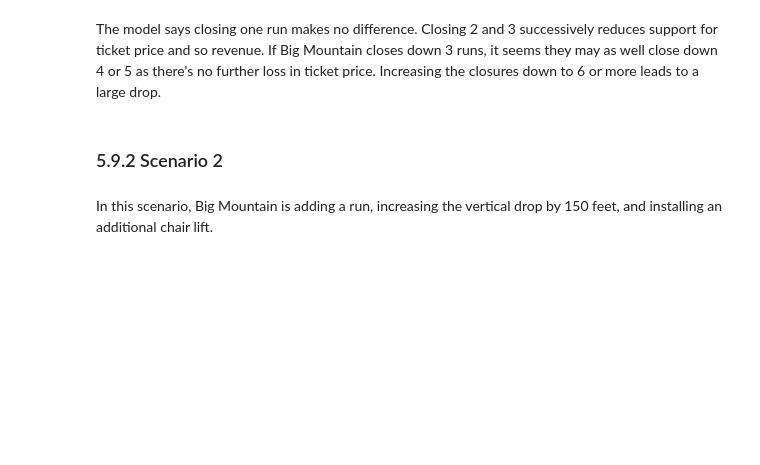
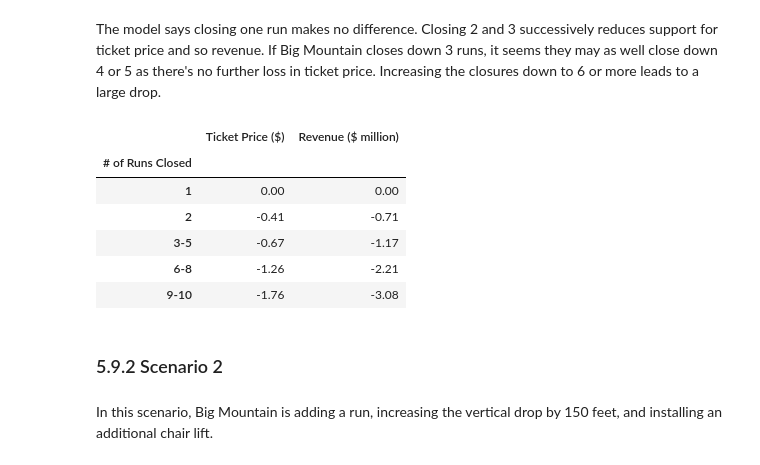
Before and after one commit to GwenToves/DataScienceGuidedCapstoneGT, a Jupyter notebook: Notebooks/05_modeling.ipynb, the cells around one changed output. Cells and saved outputs as stored; diff of their text form; code cells hidden in the pictures; blank space fills up the shorter version.

```diff
--- a/Notebooks/05_modeling.ipynb
+++ b/Notebooks/05_modeling.ipynb
@@ -356,5 +373,18 @@ ax[1].set(xlabel='Runs closed', ylabel='Change ($)', title='Revenue');
 # %% [markdown]
 The model says closing one run makes no difference. Closing 2 and 3 successively reduces support for ticket price and so revenue. If Big Mountain closes down 3 runs, it seems they may as well close down 4 or 5 as there's no further loss in ticket price. Increasing the closures down to 6 or more leads to a large drop.
+# %%
+ticket_revenue_runsclosed = pd.DataFrame({'# of Runs Closed': ['1', '2', '3-5', '6-8', '9-10'],
+                                          'Ticket Price ($)':['0.00', '-0.41','-0.67', '-1.26', '-1.76'],
+                                          'Revenue ($ million)': ['0.00', '-0.71', '-1.17', '-2.21', '-3.08' ]})
+ticket_revenue_runsclosed.set_index('# of Runs Closed')
+# %% [output]
+|  | Ticket Price ($) | Revenue ($ million) |
+| # of Runs Closed |  |  |
+| 1 | 0.00 | 0.00 |
+| 2 | -0.41 | -0.71 |
+| 3-5 | -0.67 | -1.17 |
+| 6-8 | -1.26 | -2.21 |
+| 9-10 | -1.76 | -3.08 |
 # %% [markdown]
 ### 5.9.2 Scenario 2<a id='5.9.2_Scenario_2'></a>
 # %% [markdown]
```
Also changed, not shown: parts of 13 cells of this notebook, 6 other files.
